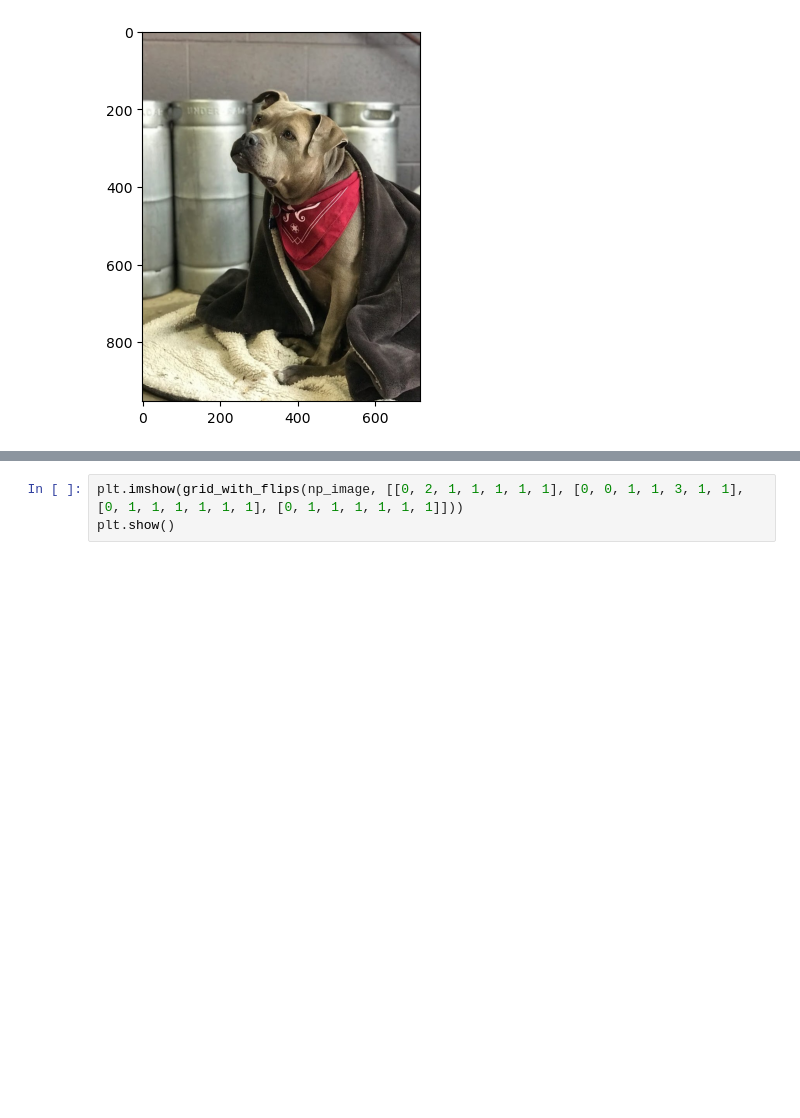
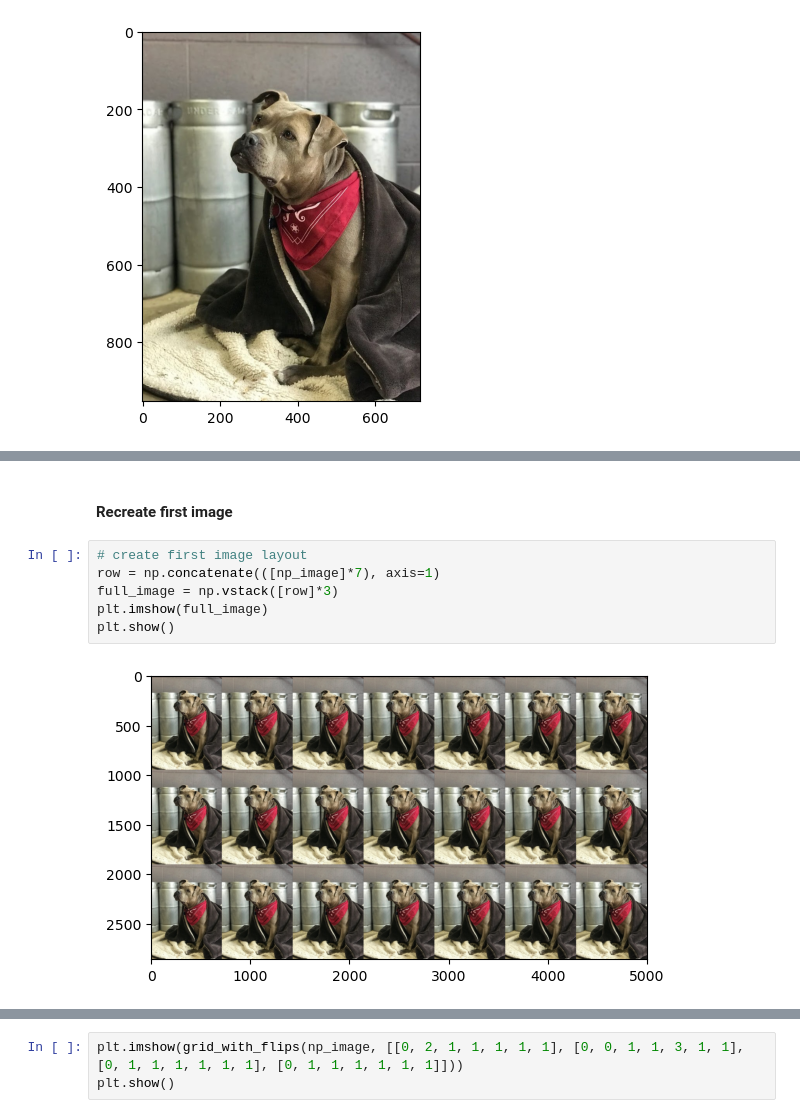
Before and after one commit to TinneCJM/assignment_numpy, a Jupyter notebook: notebooks/Assignment_notebook.ipynb, the cells around one changed output, grey strips where cells are left out. Drawn from its saved outputs; the diff is of its cells as text; blank space fills up the shorter version.

```diff
--- a/notebooks/Assignment_notebook.ipynb
+++ b/notebooks/Assignment_notebook.ipynb
@@ -40,0 +66,10 @@ plt.show()
+# %% [markdown]
+#### Recreate first image
+# %%
+# create first image layout
+row = np.concatenate(([np_image]*7), axis=1)
+full_image = np.vstack([row]*3)
+plt.imshow(full_image)
+plt.show()
+# %% [output]
+[figure, added]
```
Also changed, not shown: parts of 18 cells of this notebook, 4 other files.
